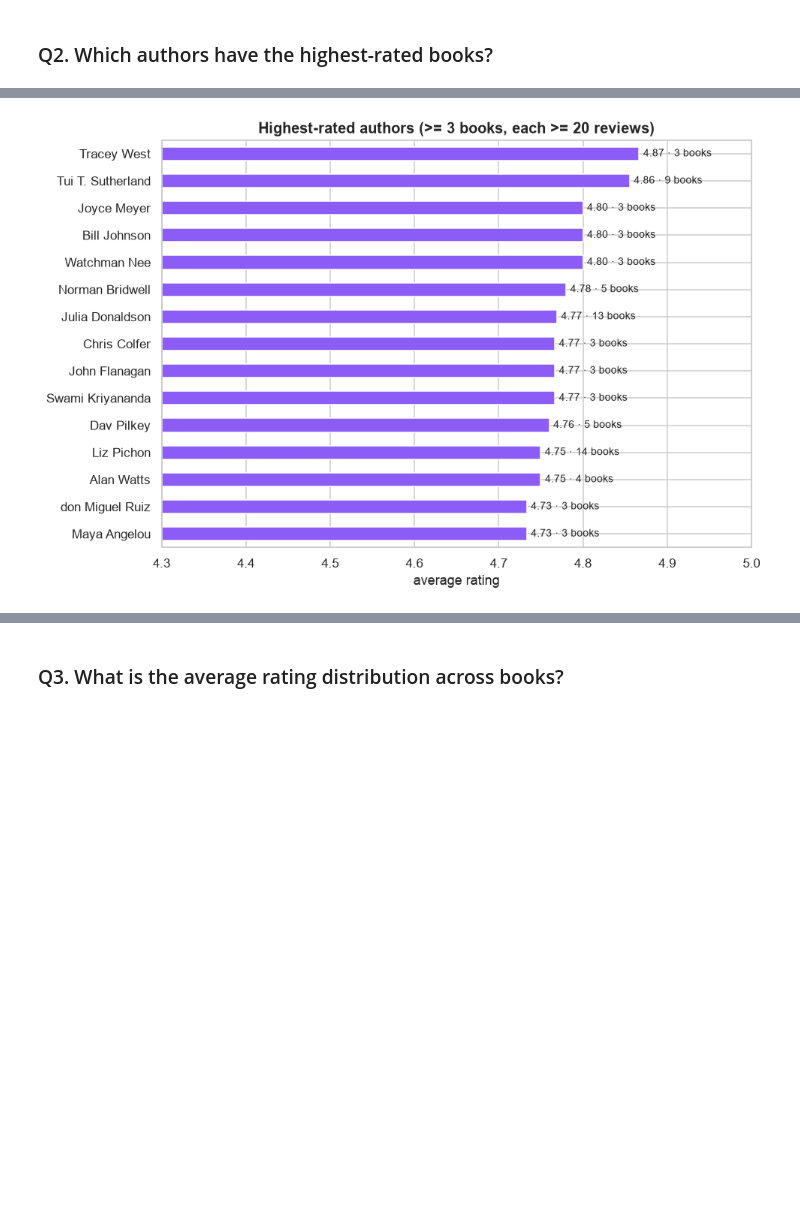
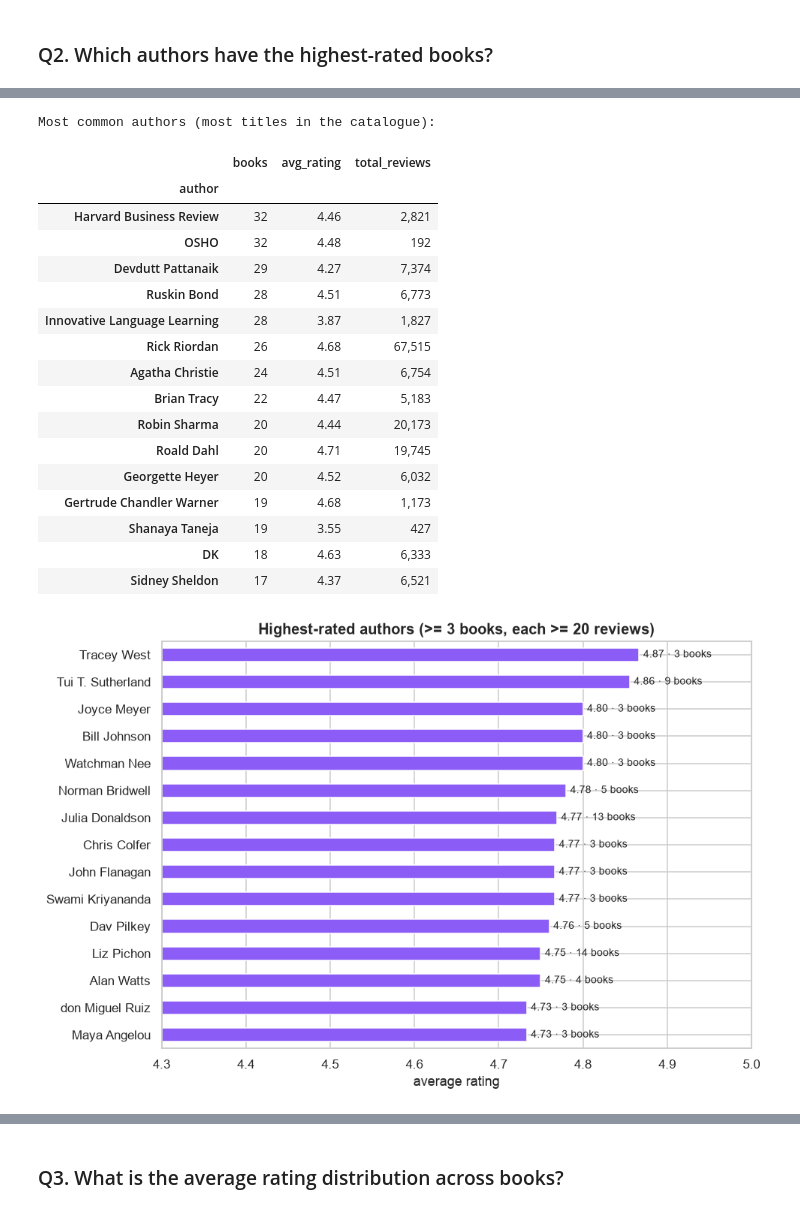
Before and after one commit to aryaman2213/Audible-Insights, a Jupyter notebook: notebooks/eda.ipynb, the cells around one changed output, grey strips where cells are left out. Cells and saved outputs as stored; diff of their text form; code cells hidden in the pictures; blank space fills up the shorter version.

```diff
--- a/notebooks/eda.ipynb
+++ b/notebooks/eda.ipynb
@@ -122,25 +204,45 @@ The most common *fine* genres are Personal Success, Personal Development & Self-
 # %%
 a = eda.q2_top_authors(books)
 display(a.head(15).style.format({"avg_rating": "{:.2f}", "avg_weighted_rating": "{:.2f}", "total_reviews": "{:,.0f}"}))
 eda.chart_top_authors(books);
+print("Most common authors (most titles in the catalogue):")
+display(eda.q2_most_common_authors(books).style.format({"avg_rating": "{:.2f}", "total_reviews": "{:,.0f}"}))
 # %% [output]
 |  | books | avg_rating | avg_weighted_rating | total_reviews |
 | author |  |  |  |  |
 | Tracey West | 3 | 4.87 | 4.83 | 1,633 |
 | Tui T. Sutherland | 9 | 4.86 | 4.84 | 10,414 |
 | Joyce Meyer | 3 | 4.80 | 4.69 | 1,178 |
 | Bill Johnson | 3 | 4.80 | 4.74 | 969 |
 | Watchman Nee | 3 | 4.80 | 4.73 | 819 |
 | Norman Bridwell | 5 | 4.78 | 4.69 | 1,209 |
 | Julia Donaldson | 13 | 4.77 | 4.75 | 30,443 |
 | Chris Colfer | 3 | 4.77 | 4.75 | 3,550 |
 | John Flanagan | 3 | 4.77 | 4.74 | 2,211 |
 | Swami Kriyananda | 3 | 4.77 | 4.58 | 120 |
 | Dav Pilkey | 5 | 4.76 | 4.75 | 5,165 |
 | Liz Pichon | 14 | 4.75 | 4.73 | 9,039 |
 | Alan Watts | 4 | 4.75 | 4.61 | 347 |
 | don Miguel Ruiz | 3 | 4.73 | 4.71 | 15,990 |
 | Maya Angelou | 3 | 4.73 | 4.72 | 7,247 |
+Most common authors (most titles in the catalogue):
+|  | books | avg_rating | total_reviews |
+| author |  |  |  |
+| Harvard Business Review | 32 | 4.46 | 2,821 |
+| OSHO | 32 | 4.48 | 192 |
+| Devdutt Pattanaik | 29 | 4.27 | 7,374 |
+| Ruskin Bond | 28 | 4.51 | 6,773 |
+| Innovative Language Learning | 28 | 3.87 | 1,827 |
+| Rick Riordan | 26 | 4.68 | 67,515 |
+| Agatha Christie | 24 | 4.51 | 6,754 |
+| Brian Tracy | 22 | 4.47 | 5,183 |
+| Robin Sharma | 20 | 4.44 | 20,173 |
+| Roald Dahl | 20 | 4.71 | 19,745 |
+| Georgette Heyer | 20 | 4.52 | 6,032 |
+| Gertrude Chandler Warner | 19 | 4.68 | 1,173 |
+| Shanaya Taneja | 19 | 3.55 | 427 |
+| DK | 18 | 4.63 | 6,333 |
+| Sidney Sheldon | 17 | 4.37 | 6,521 |
 [figure]
 # %% [markdown]
 **Answer.** I only counted authors with at least 3 rated books, each with at least 20 reviews, so one lucky 5-star book
```
Also changed, not shown: parts of 19 cells of this notebook, 19 other files.
